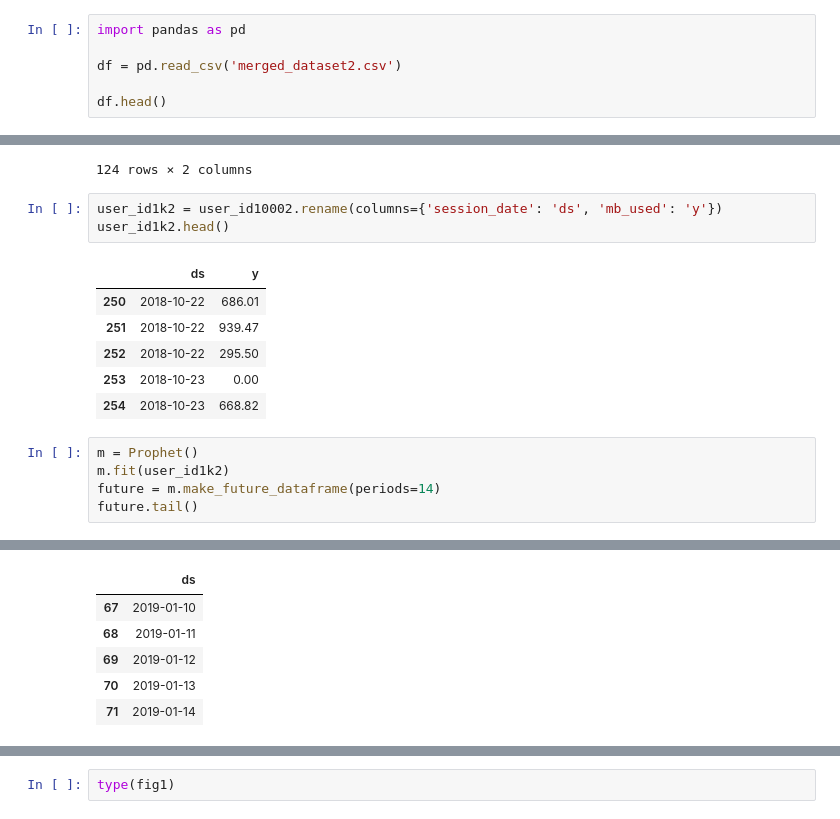
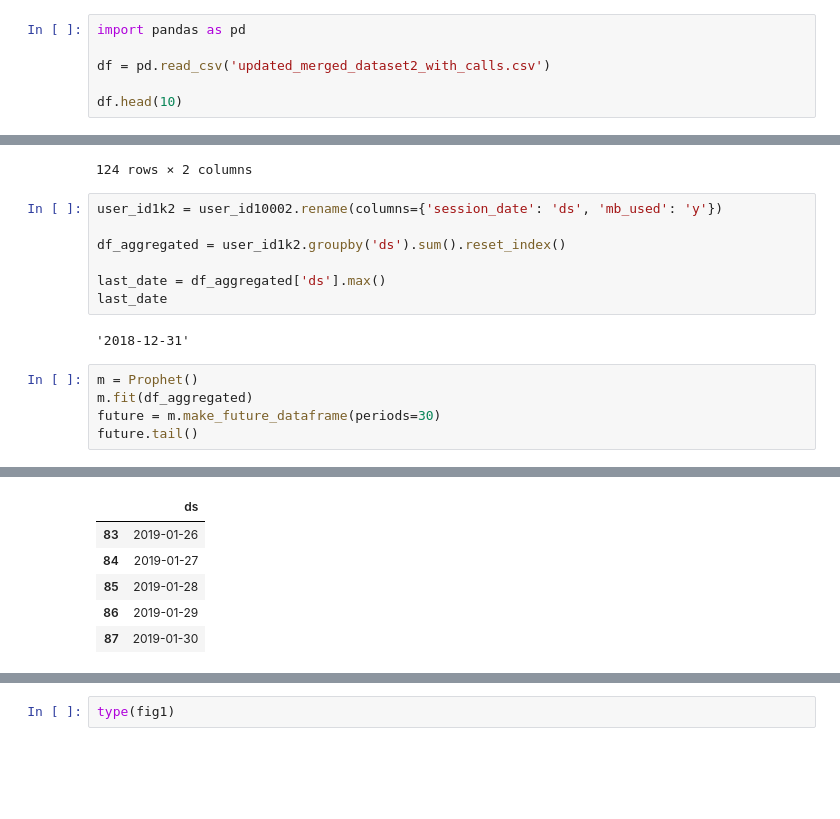
Before and after one commit to lordskyzw/ZNA-T-I-UAD, a Jupyter notebook: app/lab/lab2.ipynb, the cells around one changed output, grey strips where cells are left out. Saved outputs shown, nothing was run; the diff lists cells and outputs as text; blank space fills up the shorter version.

```diff
--- a/app/lab/lab2.ipynb
+++ b/app/lab/lab2.ipynb
@@ -1,8 +1,8 @@
 # %%
 import pandas as pd
 
-df = pd.read_csv('merged_dataset2.csv')
+df = pd.read_csv('updated_merged_dataset2_with_calls.csv')
 
-df.head()
+df.head(10)
 # %% [output]
 |  | user_id | plan | session_date | mb_used | total_messages_used | total_minutes |
@@ -62,17 +67,16 @@ user_id10002
 124 rows × 2 columns
 # %%
 user_id1k2 = user_id10002.rename(columns={'session_date': 'ds', 'mb_used': 'y'})
-user_id1k2.head()
+
+df_aggregated = user_id1k2.groupby('ds').sum().reset_index()
+
+last_date = df_aggregated['ds'].max()
+last_date
 # %% [output]
-|  | ds | y |
-| 250 | 2018-10-22 | 686.01 |
-| 251 | 2018-10-22 | 939.47 |
-| 252 | 2018-10-22 | 295.50 |
-| 253 | 2018-10-23 | 0.00 |
-| 254 | 2018-10-23 | 668.82 |
+'2018-12-31'
 # %%
 m = Prophet()
-m.fit(user_id1k2)
-future = m.make_future_dataframe(periods=14)
+m.fit(df_aggregated)
+future = m.make_future_dataframe(periods=30)
 future.tail()
 # %% [output]
@@ -81,8 +85,8 @@ future.tail()
 |  | ds |
-| 67 | 2019-01-10 |
-| 68 | 2019-01-11 |
-| 69 | 2019-01-12 |
-| 70 | 2019-01-13 |
-| 71 | 2019-01-14 |
+| 83 | 2019-01-26 |
+| 84 | 2019-01-27 |
+| 85 | 2019-01-28 |
+| 86 | 2019-01-29 |
+| 87 | 2019-01-30 |
 # %%
 forecast = m.predict(future)
```
Also changed, not shown: parts of 9 cells of this notebook, 3 other files.
